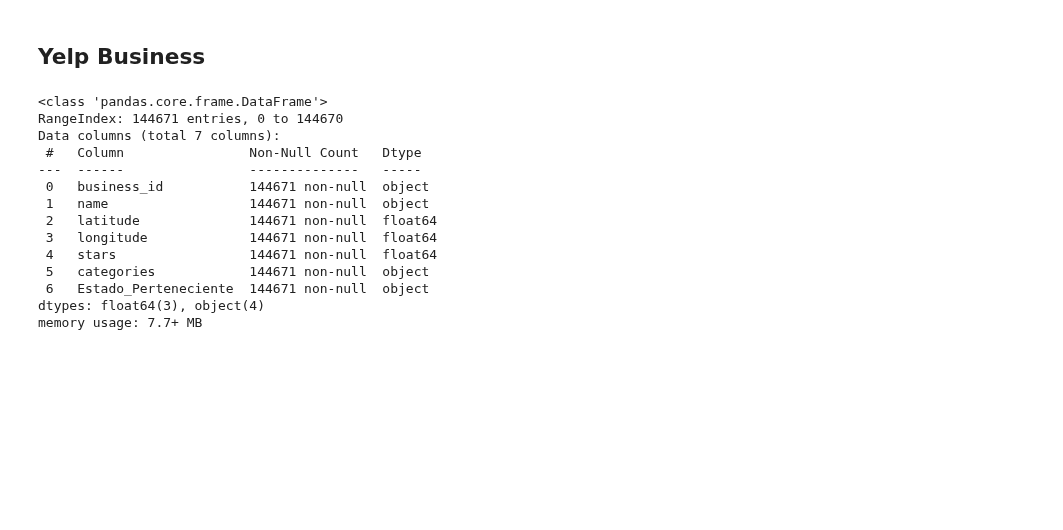
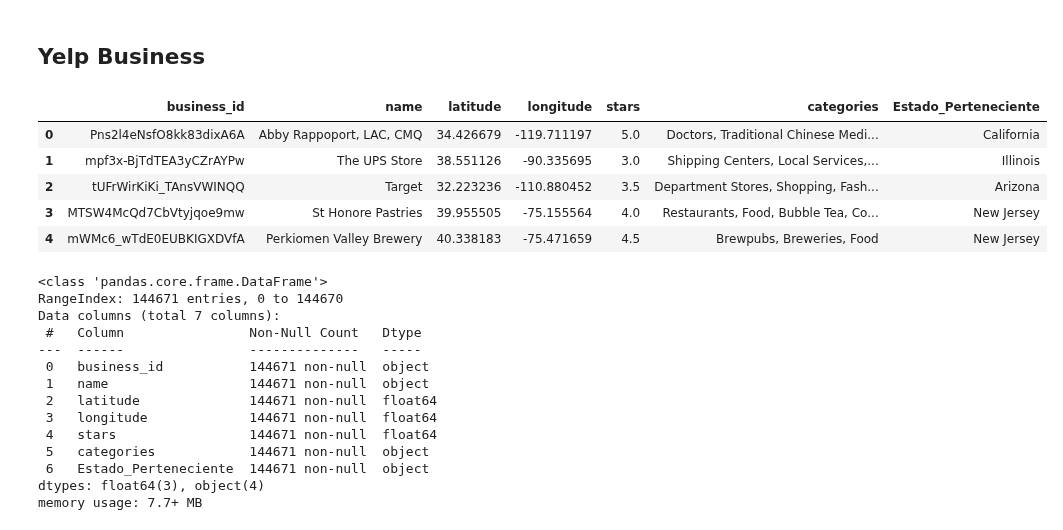
Before and after one commit to Paniceres/GP_Henry, a Jupyter notebook: 1 - EDA_Bussines.ipynb, the cells around one changed output. Saved outputs shown, nothing was run; the diff lists cells and outputs as text; code cells hidden in the pictures; blank space fills up the shorter version.

```diff
--- a/EDA.ipynb
+++ b/1 - EDA_Bussines.ipynb
@@ -95,6 +95,14 @@ Passing `palette` without assigning `hue` is deprecated and will be removed in v
 ## Yelp Business
 # %%
 yelpDf = pd.read_csv('Datasets/Yelp/business.csv.gz', compression='gzip')
+yelpDf.head()
+# %% [output]
+|  | business_id | name | latitude | longitude | stars | categories | Estado_Perteneciente |
+| 0 | Pns2l4eNsfO8kk83dixA6A | Abby Rappoport, LAC, CMQ | 34.426679 | -119.711197 | 5.0 | Doctors, Traditional Chinese Medi... | California |
+| 1 | mpf3x-BjTdTEA3yCZrAYPw | The UPS Store | 38.551126 | -90.335695 | 3.0 | Shipping Centers, Local Services,... | Illinois |
+| 2 | tUFrWirKiKi_TAnsVWINQQ | Target | 32.223236 | -110.880452 | 3.5 | Department Stores, Shopping, Fash... | Arizona |
+| 3 | MTSW4McQd7CbVtyjqoe9mw | St Honore Pastries | 39.955505 | -75.155564 | 4.0 | Restaurants, Food, Bubble Tea, Co... | New Jersey |
+| 4 | mWMc6_wTdE0EUBKIGXDVfA | Perkiomen Valley Brewery | 40.338183 | -75.471659 | 4.5 | Brewpubs, Breweries, Food | New Jersey |
 # %%
 yelpDf.info()
 # %% [output]
```
Also changed, not shown: parts of 1 cell of this notebook.
